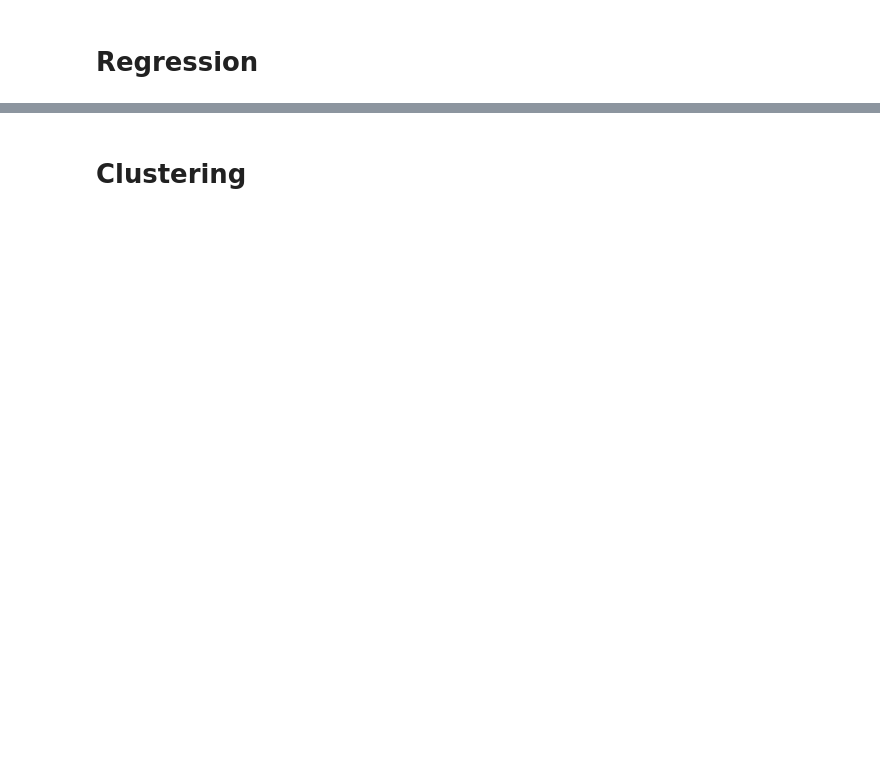
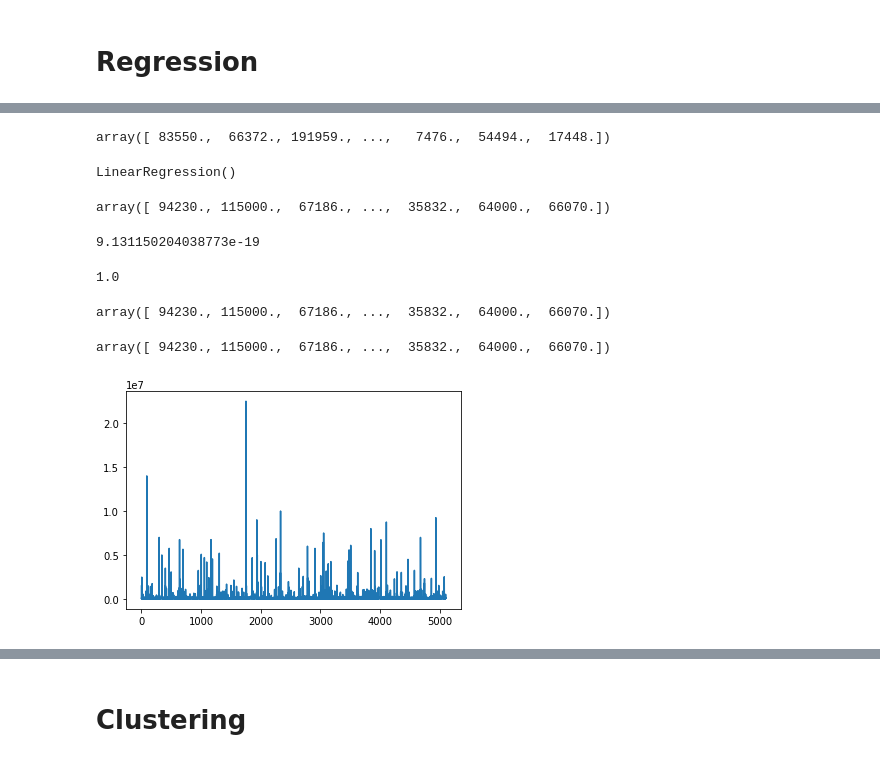
Before and after one commit to CAP5610-Group-Project/StackOverflow-Survey-Project, a Jupyter notebook: ML_model.ipynb, the cells around one changed output, grey strips where cells are left out. Cells and saved outputs as stored; diff of their text form; code cells hidden in the pictures; blank space fills up the shorter version.

```diff
--- a/ML_model.ipynb
+++ b/ML_model.ipynb
@@ -46,4 +285,2 @@ dtR.score(X_test_r, y_test_r)
 # %%
 lr = LinearRegression()
-# %%
-lr.fit(X_train_r, y_train_r)
@@ -49,0 +303,36 @@ lr.fit(X_train_r, y_train_r)
+# %%
+y_t_train_r.values.reshape(-1)
+# %% [output]
+array([ 83550.,  66372., 191959., ...,   7476.,  54494.,  17448.])
+# %%
+lr.fit(X_t_train_r.values, y_t_train_r.values.reshape(-1))
+# %% [output]
+LinearRegression()
+# %%
+preds_lR = lr.predict(X_val_r.values)
+# %%
+preds_lR
+# %% [output]
+array([ 94230., 115000.,  67186., ...,  35832.,  64000.,  66070.])
+# %%
+mean_squared_error(y_val_r, preds_lR)
+# %% [output]
+9.131150204038773e-19
+# %%
+r2_score(y_val_r, preds_lR)
+# %% [output]
+1.0
+# %%
+y_val_r.to_numpy().reshape(-1)
+# %% [output]
+array([ 94230., 115000.,  67186., ...,  35832.,  64000.,  66070.])
+# %%
+preds_lR
+# %% [output]
+array([ 94230., 115000.,  67186., ...,  35832.,  64000.,  66070.])
+# %%
+plt.Figure(dpi=200)
+plt.plot(range(len(y_val_r)),preds_lR.reshape(-1))
+plt.show()
+# %% [output]
+[figure, added]
```
Also changed, not shown: parts of 115 cells of this notebook, 15 other files.
